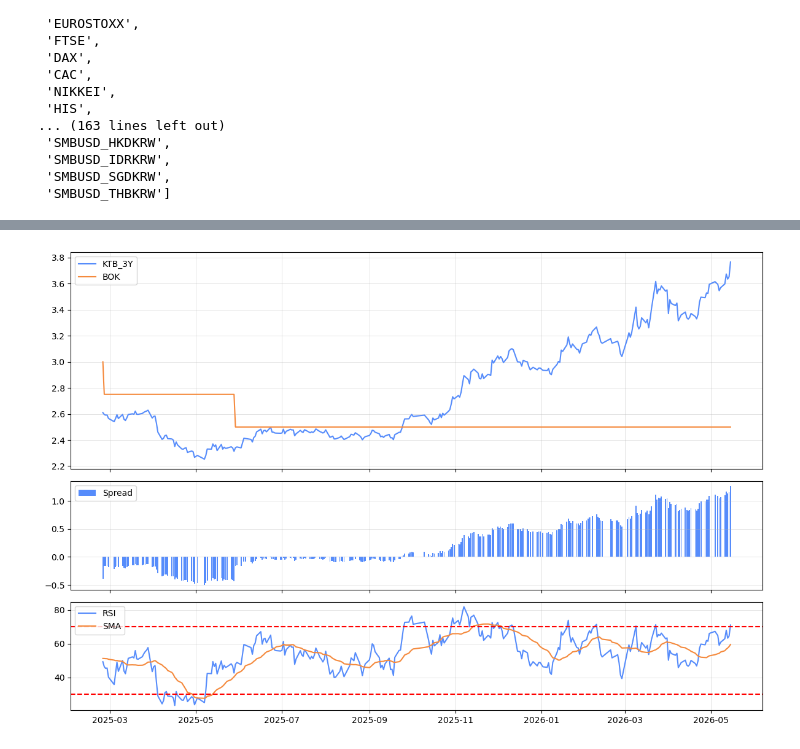
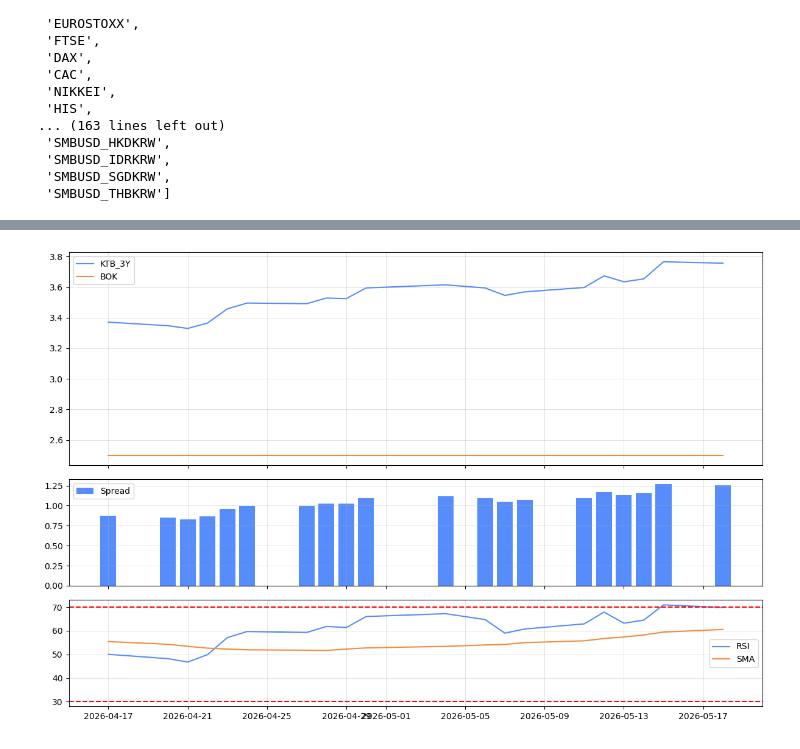
Before and after one commit to dkunyoon/dashboard, a Jupyter notebook: ktb_analysis.ipynb, the cells around one changed output, grey strips where cells are left out. Saved outputs shown, nothing was run; the diff lists cells and outputs as text; code cells hidden in the pictures.

```diff
--- a/ktb_analysis.ipynb
+++ b/ktb_analysis.ipynb
@@ -67,32 +51,33 @@ Length: 1575, dtype: float64
 # %%
-days = 300
+days = 20
 ticker = "KTB_3Y"
 
 temp = df_ktb[["BOK", ticker]]
 temp["Spread"] = temp[ticker] - temp["BOK"]
 temp["RSI"] = ta.rsi(temp[ticker], length=14)
 temp["RSI_SMA"] = ta.sma(temp["RSI"], length=20)
 temp = temp.dropna()
+# temp.index = temp.index.strftime("%m/%d")
 
 fig, (ax1, ax2, ax3) = plt.subplots(3, 1, figsize=(12, 8), height_ratios=(2, 1, 1), sharex=True)
 fig.subplots_adjust(hspace=0.05)
 
 ax1.plot(temp.loc[temp.index[-days]:, ticker], label=ticker)
 ax1.plot(temp.loc[temp.index[-days]:, "BOK"], label="BOK")
 # ax2.plot(temp.loc[temp.index[-days]:, "Spread"], label="Spread")
 ax2.bar(temp.index[-days:], temp.loc[temp.index[-days:], "Spread"], label="Spread")
 ax3.plot(temp.loc[temp.index[-days]:, "RSI"], label="RSI")
 ax3.plot(temp.loc[temp.index[-days]:, "RSI_SMA"], label="SMA")
 ax3.axhline(y=70, color="r", linestyle="--")
 ax3.axhline(y=30, color="r", linestyle="--")
 
 ax1.grid()
 ax1.legend()
 ax2.grid()
 ax2.legend()
 ax3.grid()
 ax3.legend()
 plt.tight_layout()
 plt.show()
 # %% [output]
-[figure, old version]
+[figure, new version]
```
Also changed, not shown: parts of 5 cells of this notebook.
